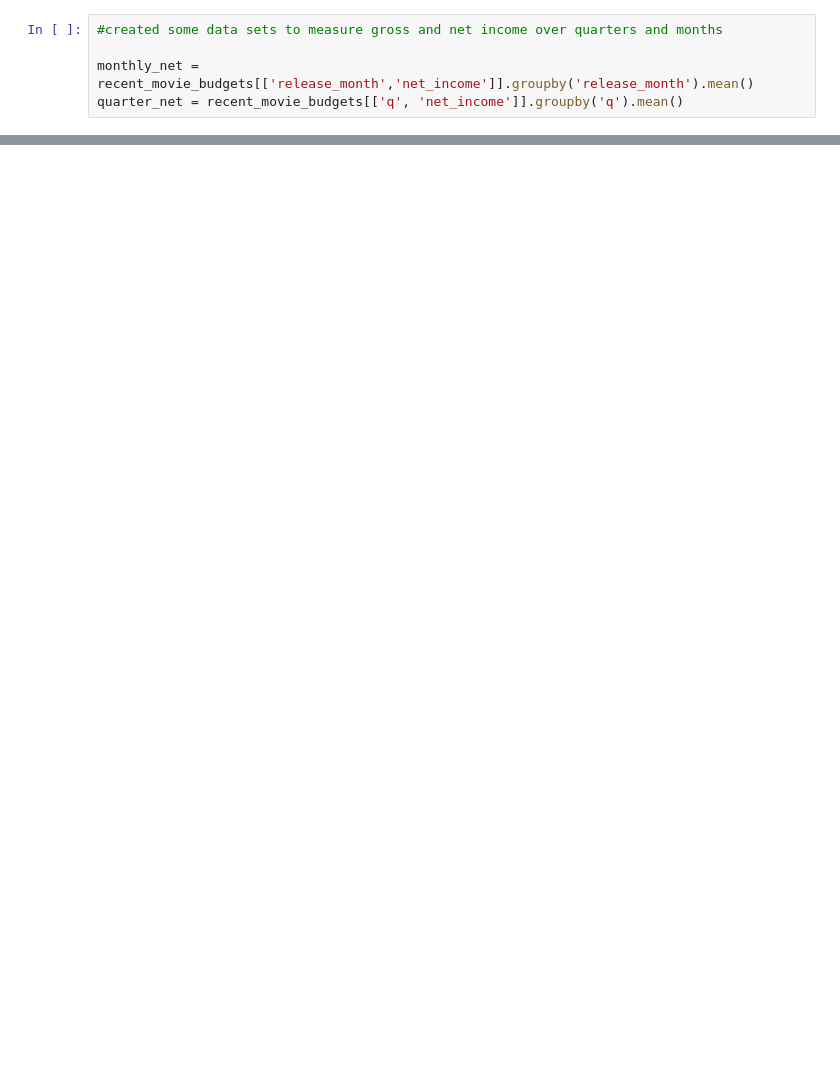
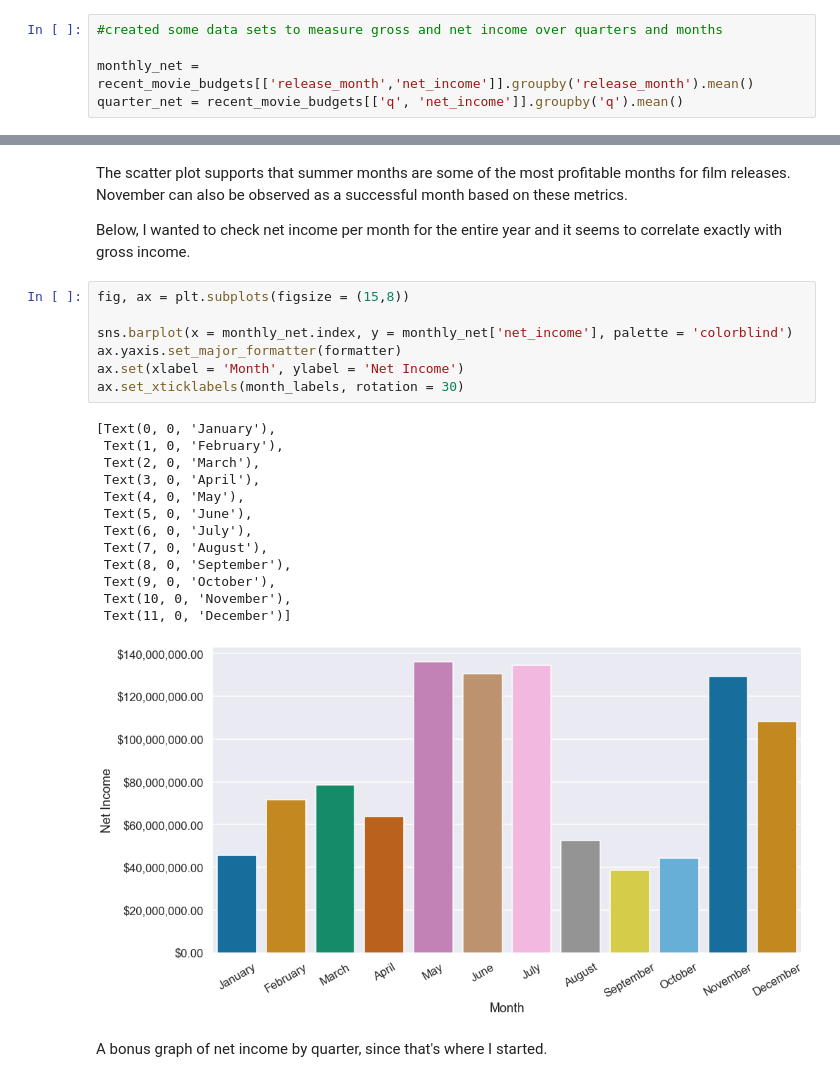
Before and after one commit to learn-co-curriculum/dsc-phase-1-project, a Jupyter notebook: svitlana-eda-notebook.ipynb, the cells around one changed output, grey strips where cells are left out. Drawn from its saved outputs; the diff is of its cells as text; blank space fills up the shorter version.

```diff
--- a/svitlana-eda-notebook.ipynb
+++ b/svitlana-eda-notebook.ipynb
@@ -555 +502,28 @@ quarter_net = recent_movie_budgets[['q', 'net_income']].groupby('q').mean()
+# %% [markdown]
+The scatter plot supports that summer months are some of the most profitable months for film releases. November can also be observed as a successful month based on these metrics.
+
+Below, I wanted to check net income per month for the entire year and it seems to correlate exactly with gross income.
+# %%
+fig, ax = plt.subplots(figsize = (15,8))
+
+sns.barplot(x = monthly_net.index, y = monthly_net['net_income'], palette = 'colorblind')
+ax.yaxis.set_major_formatter(formatter)
+ax.set(xlabel = 'Month', ylabel = 'Net Income')
+ax.set_xticklabels(month_labels, rotation = 30)
+# %% [output]
+[Text(0, 0, 'January'),
+ Text(1, 0, 'February'),
+ Text(2, 0, 'March'),
+ Text(3, 0, 'April'),
+ Text(4, 0, 'May'),
+ Text(5, 0, 'June'),
+ Text(6, 0, 'July'),
+ Text(7, 0, 'August'),
+ Text(8, 0, 'September'),
+ Text(9, 0, 'October'),
+ Text(10, 0, 'November'),
+ Text(11, 0, 'December')]
+[figure, added]
+# %% [markdown]
+A bonus graph of net income by quarter, since that's where I started.
 # %%
```
Also changed, not shown: parts of 29 cells of this notebook, 1 other file.
